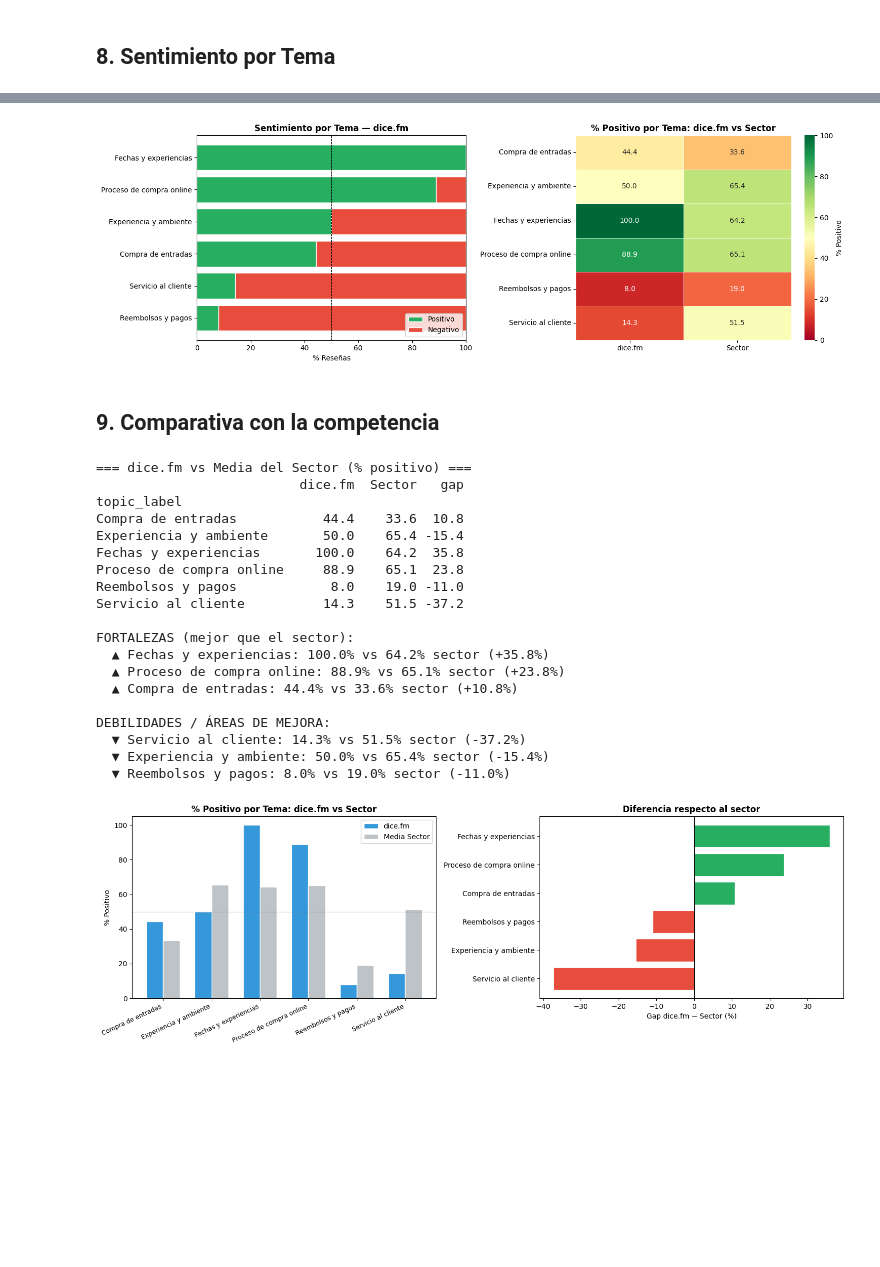
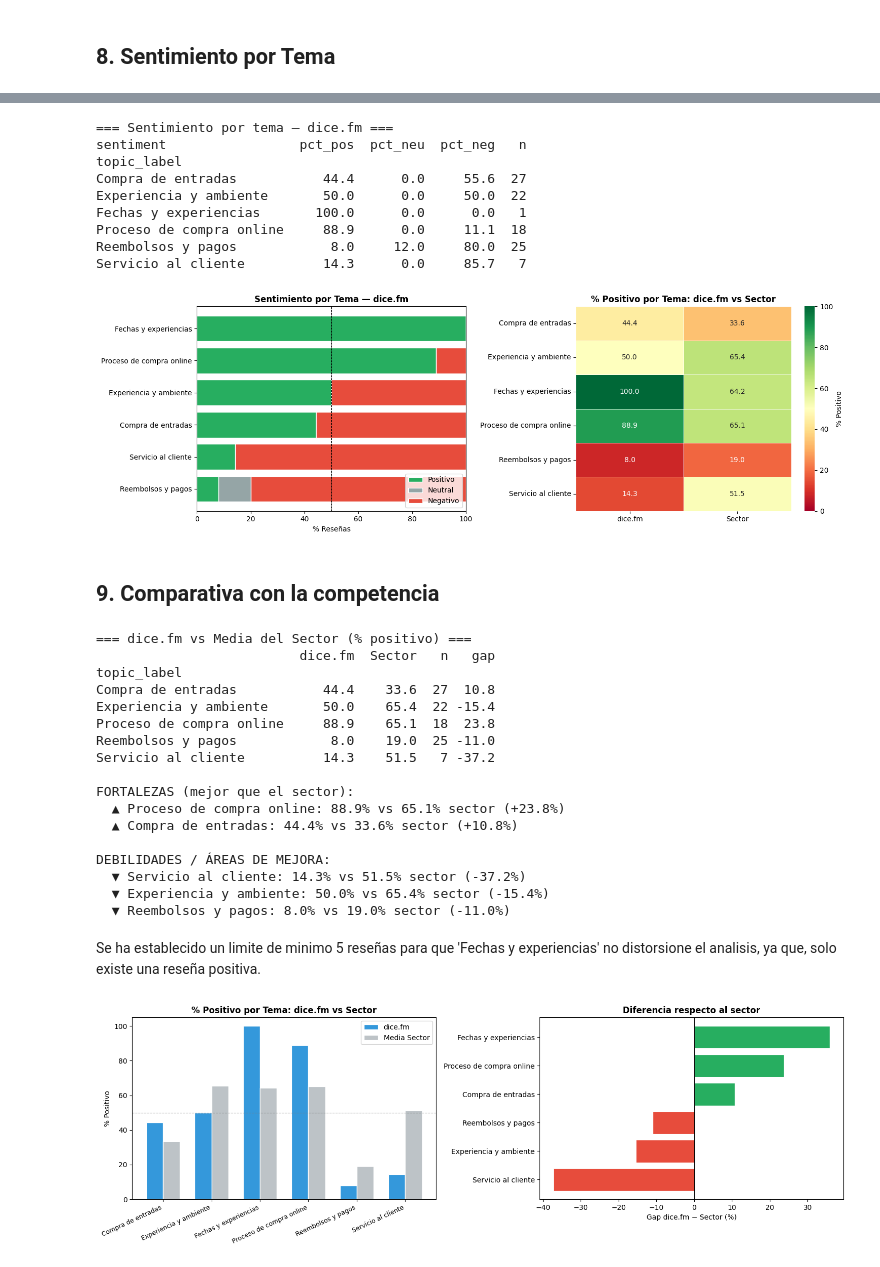
Before and after one commit to viictorhp/deep_learning_project, a Jupyter notebook: dice_fm_analisis.ipynb, the cells around one changed output, grey strips where cells are left out. Cells and saved outputs as stored; diff of their text form; code cells hidden in the pictures; blank space fills up the shorter version.

```diff
--- a/dice_fm_analisis.ipynb
+++ b/dice_fm_analisis.ipynb
@@ -647,47 +646,89 @@ Reembolsos y pagos            8.0     92.0  25
 # %%
+sent_by_topic_t = (
+    target_df.groupby('topic_label')['sentiment']
+    .value_counts(normalize=True)
+    .unstack(fill_value=0) * 100
+).round(1)
+
+sent_by_topic_t = sent_by_topic_t.rename(columns={
+    'positive': 'pct_pos',
+    'negative': 'pct_neg',
+    'neutral':  'pct_neu'
+})
+sent_by_topic_t['n'] = target_df.groupby('topic_label')['sentiment'].count()
+
+sent_by_topic_s = (
+    comp_df.groupby('topic_label')['is_positive']
+    .agg(pct_pos='mean', n='count')
+    .assign(pct_pos=lambda x: (x['pct_pos'] * 100).round(1))
+)
+
+print(f'=== Sentimiento por tema — {TARGET} ===')
+print(sent_by_topic_t[['pct_pos', 'pct_neu', 'pct_neg', 'n']].to_string())
+
+# Gráficos
 fig, axes = plt.subplots(1, 2, figsize=(15, 5))
 
 # Stacked bar TARGET
 st_sorted = sent_by_topic_t.sort_values('pct_pos')
-axes[0].barh(st_sorted.index, st_sorted['pct_pos'], color='#27ae60', label='Positivo', edgecolor='white')
-axes[0].barh(st_sorted.index, st_sorted['pct_neg'], left=st_sorted['pct_pos'],
+axes[0].barh(st_sorted.index, st_sorted['pct_pos'],
+            color='#27ae60', label='Positivo', edgecolor='white')
+axes[0].barh(st_sorted.index, st_sorted['pct_neu'],
+            left=st_sorted['pct_pos'],
+            color='#95a5a6', label='Neutral', edgecolor='white')
+axes[0].barh(st_sorted.index, st_sorted['pct_neg'],
+            left=st_sorted['pct_pos'] + st_sorted['pct_neu'],
             color='#e74c3c', label='Negativo', edgecolor='white')
 axes[0].axvline(50, color='black', linestyle='--', linewidth=0.8)
 axes[0].set_xlabel('% Reseñas')
 axes[0].set_title(f'Sentimiento por Tema — {TARGET}', fontweight='bold')
 axes[0].legend(loc='lower right')
 
 # Heatmap TARGET vs SECTOR
 hm_data = pd.DataFrame({
     TARGET: sent_by_topic_t['pct_pos'],
     'Sector': sent_by_topic_s['pct_pos']
 })
 
 missing = hm_data[hm_data.isna().any(axis=1)].index.tolist()
 if missing:
     print(f'Topics sin datos en un lado de la comparativa (se muestran como 0): {missing}')
 
 hm_data = hm_data.fillna(0)
 
 sns.heatmap(hm_data, ax=axes[1], annot=True, fmt='.1f',
             cmap='RdYlGn', vmin=0, vmax=100,
             linewidths=0.5, linecolor='white',
             cbar_kws={'label': '% Positivo'})
 axes[1].set_title(f'% Positivo por Tema: {TARGET} vs Sector', fontweight='bold')
 axes[1].set_ylabel('')
 
 plt.tight_layout()
 plt.show()
 # %% [output]
+=== Sentimiento por tema — dice.fm ===
+sentiment                 pct_pos  pct_neu  pct_neg   n
+topic_label
+Compra de entradas           44.4      0.0     55.6  27
+Experiencia y ambiente       50.0      0.0     50.0  22
+Fechas y experiencias       100.0      0.0      0.0   1
+Proceso de compra online     88.9      0.0     11.1  18
+Reembolsos y pagos            8.0     12.0     80.0  25
+Servicio al cliente          14.3      0.0     85.7   7
-[figure, old version]
+[figure, new version]
 # %% [markdown]
 ## 9. Comparativa con la competencia
 # %%
 # Sentimiento por tema: dice.fm vs media del sector
 comp_summary = pd.DataFrame({
     TARGET:   sent_by_topic_t['pct_pos'],
-    'Sector': sent_by_topic_s['pct_pos']
+    'Sector': sent_by_topic_s['pct_pos'],
+    'n':      sent_by_topic_t['n']
 }).dropna().round(1)
+
+# Filtrar temas con menos de 5 reseñas
+comp_summary = comp_summary[comp_summary['n'] >= 5]
+
 comp_summary['gap'] = (comp_summary[TARGET] - comp_summary['Sector']).round(1)
 
 print(f'=== {TARGET} vs Media del Sector (% positivo) ===')
@@ -701,17 +742,15 @@ for topic, row in comp_summary[comp_summary['gap'] < 0].sort_values('gap').iterr
     print(f'  ▼ {topic}: {row[TARGET]}% vs {row["Sector"]}% sector ({row["gap"]}%)')
 # %% [output]
 === dice.fm vs Media del Sector (% positivo) ===
-                          dice.fm  Sector   gap
+                          dice.fm  Sector   n   gap
 topic_label
-Compra de entradas           44.4    33.6  10.8
-Experiencia y ambiente       50.0    65.4 -15.4
-Fechas y experiencias       100.0    64.2  35.8
-Proceso de compra online     88.9    65.1  23.8
-Reembolsos y pagos            8.0    19.0 -11.0
-Servicio al cliente          14.3    51.5 -37.2
+Compra de entradas           44.4    33.6  27  10.8
+Experiencia y ambiente       50.0    65.4  22 -15.4
+Proceso de compra online     88.9    65.1  18  23.8
+Reembolsos y pagos            8.0    19.0  25 -11.0
+Servicio al cliente          14.3    51.5   7 -37.2
 
 FORTALEZAS (mejor que el sector):
-  ▲ Fechas y experiencias: 100.0% vs 64.2% sector (+35.8%)
   ▲ Proceso de compra online: 88.9% vs 65.1% sector (+23.8%)
   ▲ Compra de entradas: 44.4% vs 33.6% sector (+10.8%)
 
@@ -719,6 +758,8 @@ DEBILIDADES / ÁREAS DE MEJORA:
   ▼ Servicio al cliente: 14.3% vs 51.5% sector (-37.2%)
   ▼ Experiencia y ambiente: 50.0% vs 65.4% sector (-15.4%)
   ▼ Reembolsos y pagos: 8.0% vs 19.0% sector (-11.0%)
+# %% [markdown]
+Se ha establecido un limite de minimo 5 reseñas para que 'Fechas y experiencias' no distorsione el analisis, ya que, solo existe una reseña positiva.
 # %%
 fig, axes = plt.subplots(1, 2, figsize=(15, 5))
 
```
Also changed, not shown: parts of 9 cells of this notebook, 3 other files.
